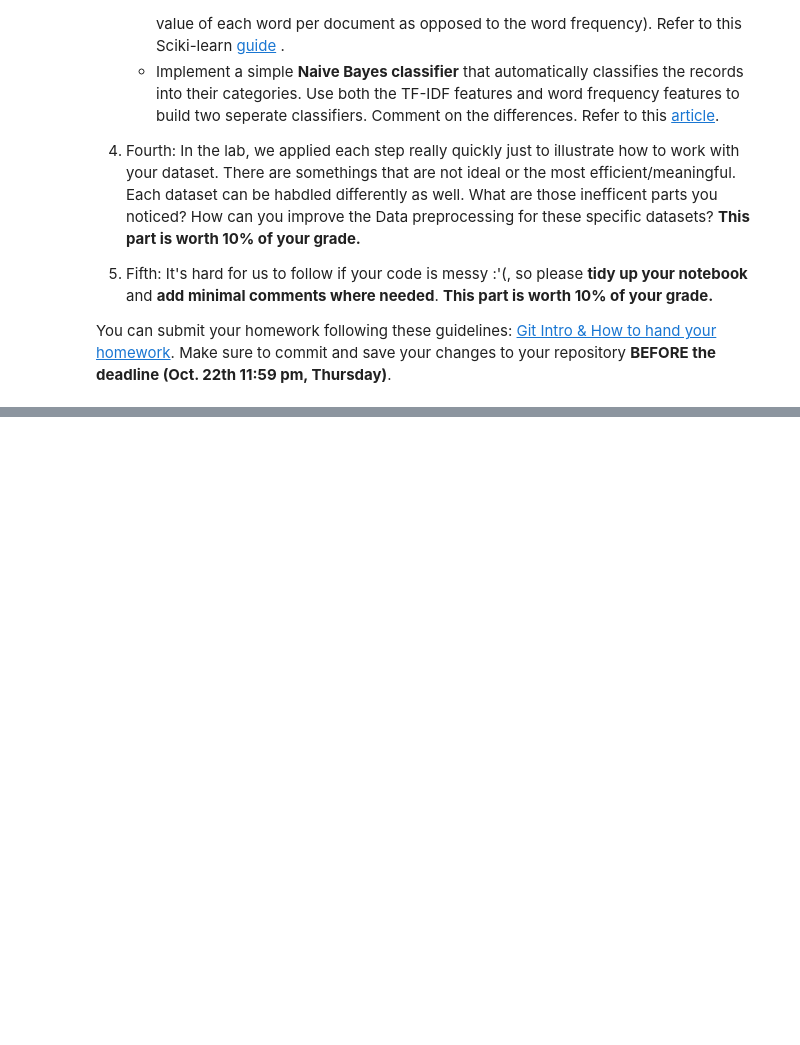
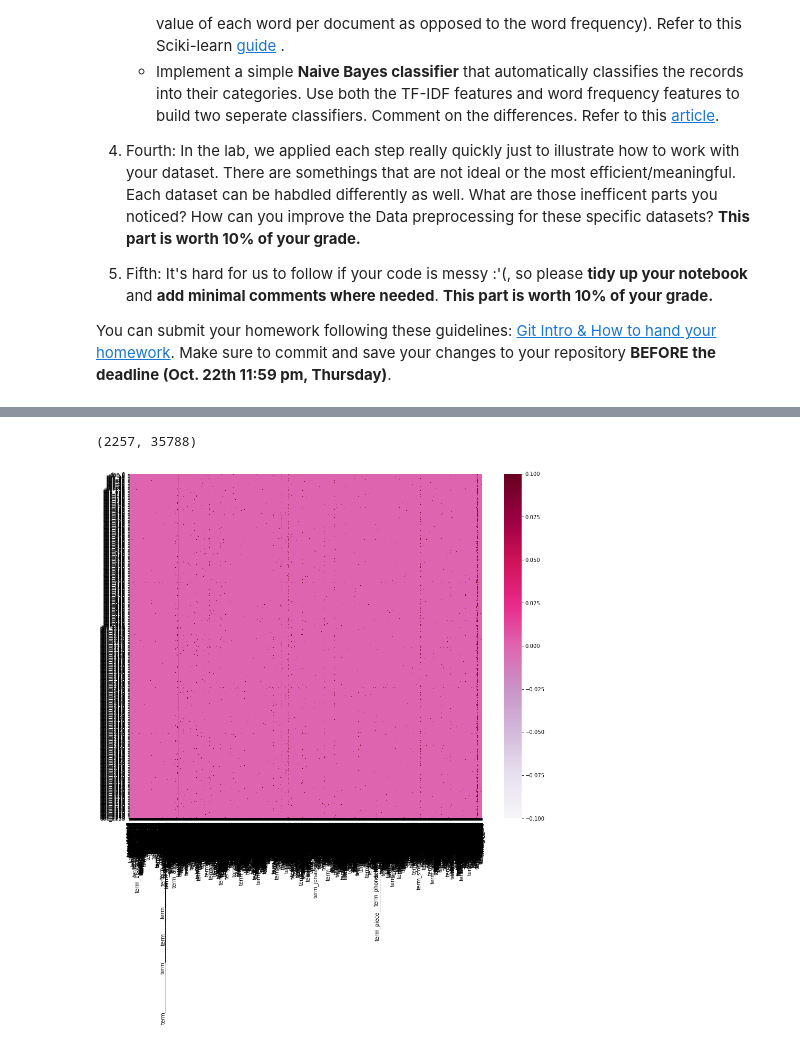
Before and after one commit to DanielLin94144/DM2020-Lab1-Homework1, a Jupyter notebook: DM2020-Lab1-Homework.ipynb, the cells around one changed output, grey strips where cells are left out. Cells and saved outputs as stored; diff of their text form; code cells hidden in the pictures; blank space fills up the shorter version.

```diff
--- a/DM2020-Lab1-Homework.ipynb
+++ b/DM2020-Lab1-Homework.ipynb
@@ -35,0 +261,7 @@ You can submit your homework following these guidelines: [Git Intro & How to han
+# %%
+X['unigrams'] = X['text'].apply(lambda x: dmh.tokenize_text(x))
+# %%
+from sklearn.feature_extraction.text import CountVectorizer
+
+count_vect = CountVectorizer()
+X_counts = count_vect.fit_transform(X.text)
@@ -35,0 +342,7 @@ You can submit your homework following these guidelines: [Git Intro & How to han
+# %%
+plot_x = ["term_"+str(i) for i in count_vect.get_feature_names()]
+plot_y = ["doc_"+ str(i) for i in list(X.index)]
+plot_z = X_counts[:, :].toarray()
+# %%
+df_todraw = pd.DataFrame(plot_z, columns = plot_x, index = plot_y)
+df_todraw
@@ -35,0 +363,11 @@ You can submit your homework following these guidelines: [Git Intro & How to han
+# %%
+X_counts.shape
+# %% [output]
+(2257, 35788)
+# %%
+import seaborn as sns
+plt.subplots(figsize=(15, 12))
+ax = sns.heatmap(df_todraw, xticklabels=10, yticklabels=5, robust = True,
+                 cmap="PuRd")
+# %% [output]
+[figure, added]
```
Also changed, not shown: parts of 147 cells of this notebook, 4 other files.
